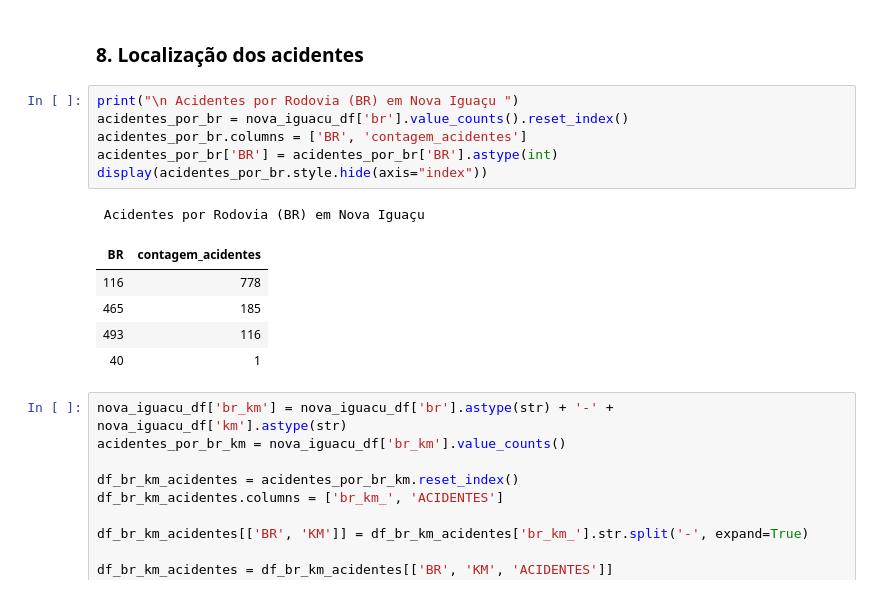
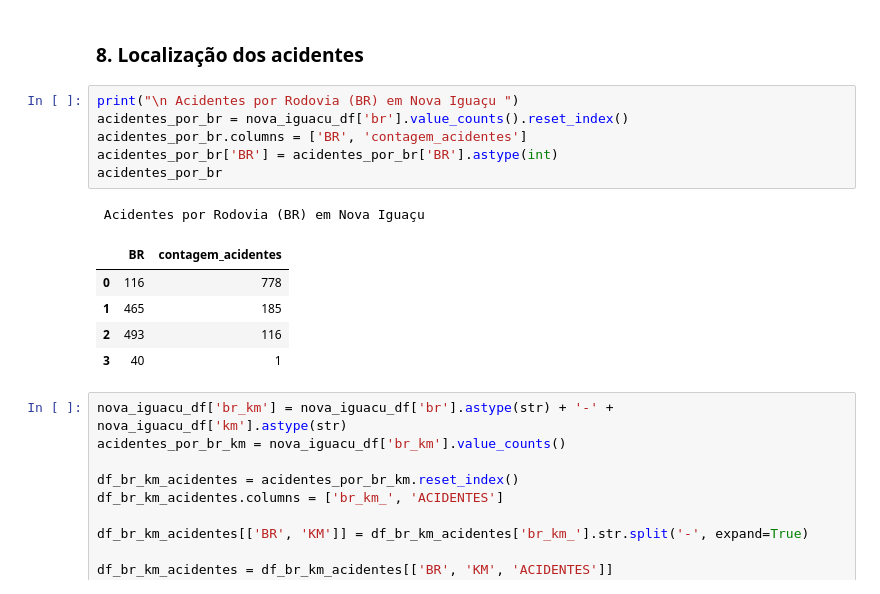
Before and after one commit to JoaoSchneiderr/Minera-o-de-Dados, a Jupyter notebook: notebooks/Getting_started_with_google_colab_ai.ipynb, the cells around one changed output. Cells and saved outputs as stored; diff of their text form.

```diff
--- a/notebooks/Getting_started_with_google_colab_ai.ipynb
+++ b/notebooks/Getting_started_with_google_colab_ai.ipynb
@@ -432,16 +426,16 @@ Acidentes por Traçado da Via em Nova Iguaçu
 # %%
 print("\n Acidentes por Rodovia (BR) em Nova Iguaçu ")
 acidentes_por_br = nova_iguacu_df['br'].value_counts().reset_index()
 acidentes_por_br.columns = ['BR', 'contagem_acidentes']
 acidentes_por_br['BR'] = acidentes_por_br['BR'].astype(int)
-display(acidentes_por_br.style.hide(axis="index"))
+acidentes_por_br
 # %% [output]
  Acidentes por Rodovia (BR) em Nova Iguaçu
-| BR | contagem_acidentes |
-| 116 | 778 |
-| 465 | 185 |
-| 493 | 116 |
-| 40 | 1 |
+|  | BR | contagem_acidentes |
+| 0 | 116 | 778 |
+| 1 | 465 | 185 |
+| 2 | 493 | 116 |
+| 3 | 40 | 1 |
 # %%
 nova_iguacu_df['br_km'] = nova_iguacu_df['br'].astype(str) + '-' + nova_iguacu_df['km'].astype(str)
 acidentes_por_br_km = nova_iguacu_df['br_km'].value_counts()
```
Also changed, not shown: parts of 14 cells of this notebook.
